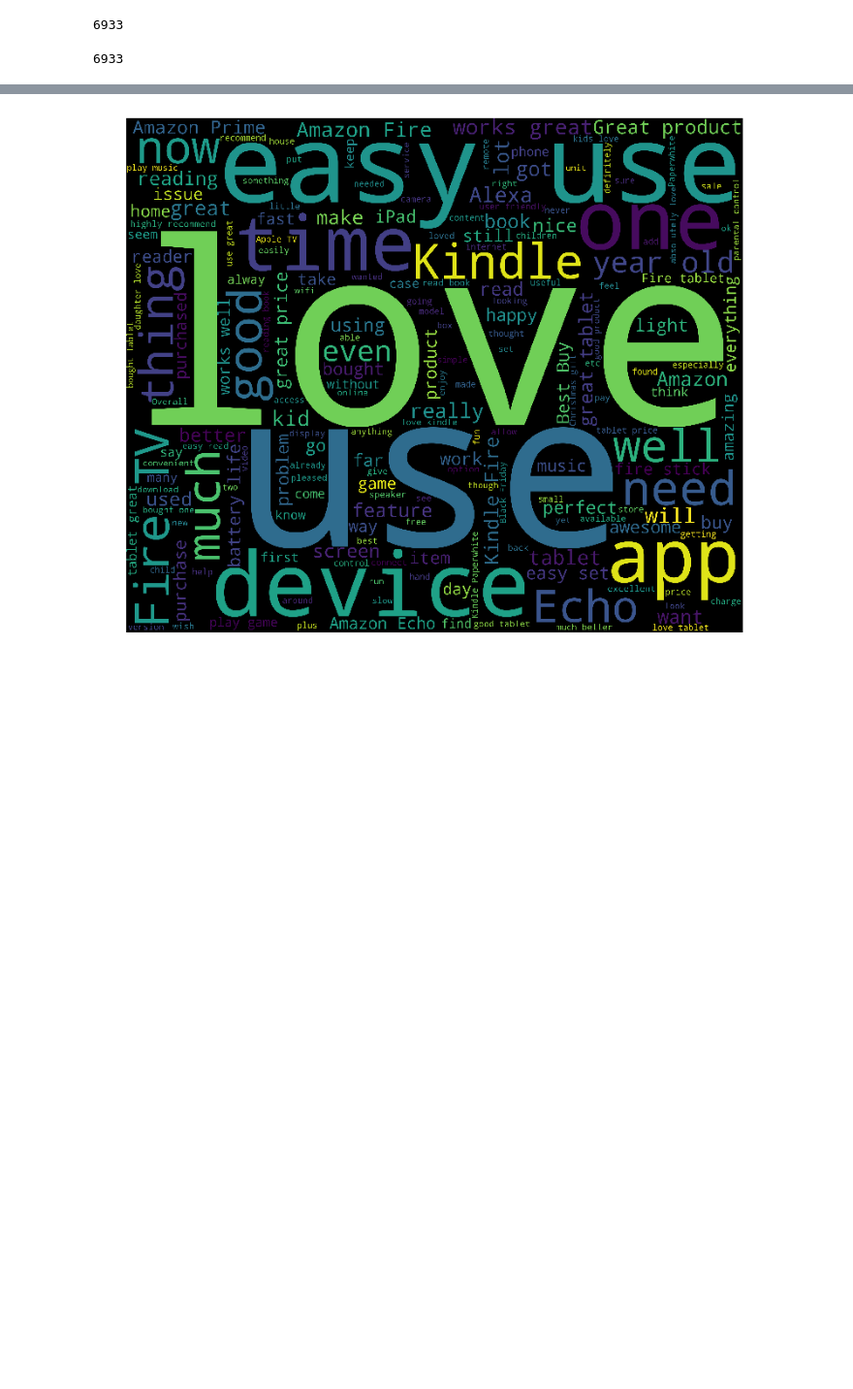
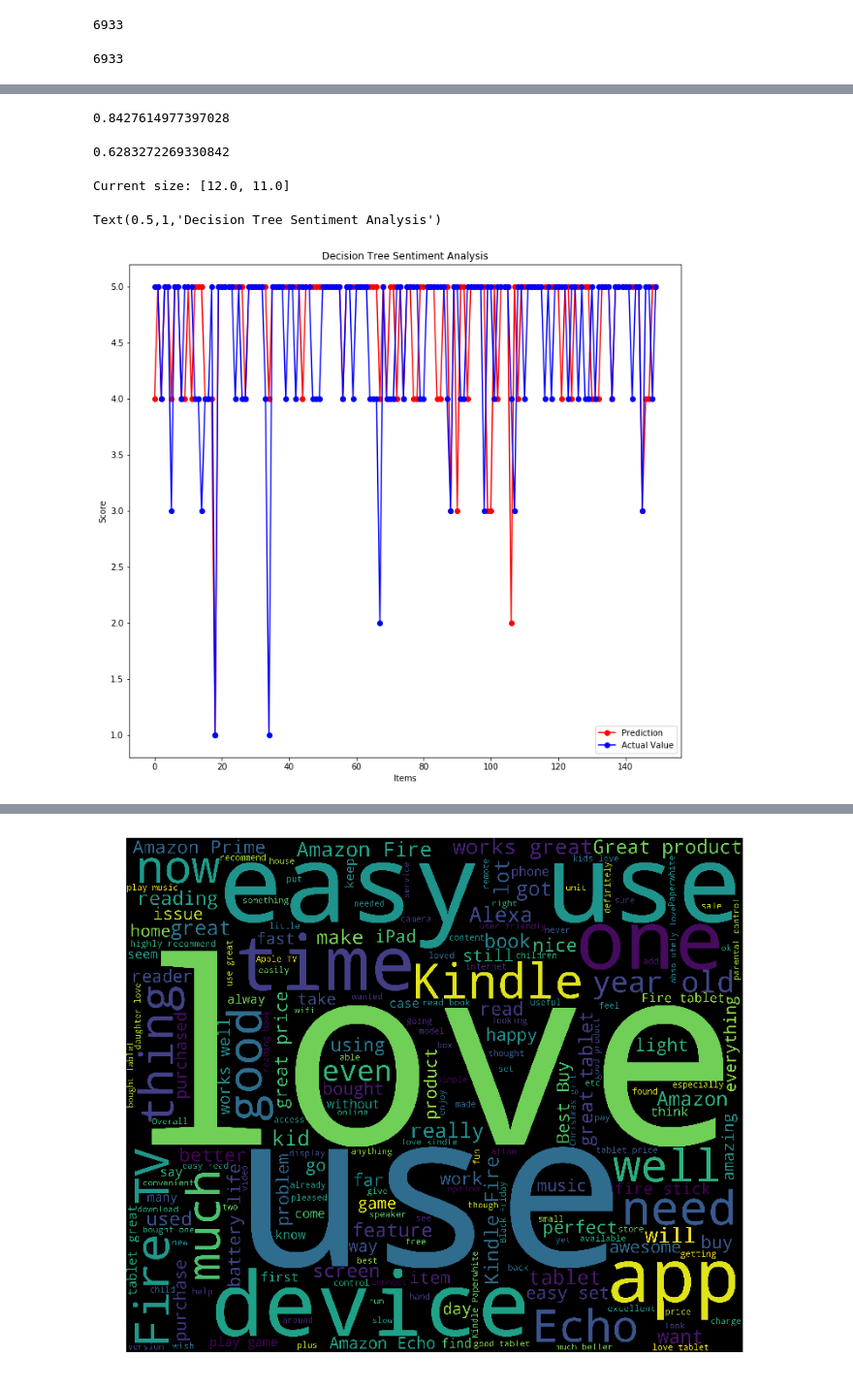
Before and after one commit to Bruce-Decker/CMPE255_GroupProject, a Jupyter notebook: project.ipynb, the cells around one changed output, grey strips where cells are left out. Shown at 97% size. Saved outputs shown, nothing was run; the diff lists cells and outputs as text; code cells hidden in the pictures; blank space fills up the shorter version.

Commit message:
decision tree NLP prediction

```diff
--- a/project.ipynb
+++ b/project.ipynb
@@ -239,3 +257,50 @@ plt.legend()
+# %%
+y_rating = df['reviews.rating'].astype(np.int64)
+# %%
+from sklearn.cross_validation import train_test_split
+X_train, X_test, y_train, y_test = train_test_split(X_process, y_rating, test_size = 0.25, random_state = 0)
+
+from sklearn.metrics import mean_squared_error
+from math import sqrt
+from sklearn import tree
+clf = tree.DecisionTreeClassifier()
+clf = clf.fit(X_train, y_train)
+y_pred_tree = clf.predict(X_test)
+tree_rms = sqrt(mean_squared_error(y_pred_tree, y_test))
+# %%
+tree_rms
+# %% [output]
+0.8427614977397028
+# %%
+y_pred_tree = y_pred_tree.tolist()
+# %%
+
+from sklearn.metrics import f1_score
+tree_f1 = f1_score(y_pred_tree, y_test, average='weighted')
+print(f1_score(y_pred_tree, y_test, average='weighted'))
+# %% [output]
+0.6283272269330842
+# %%
+y_test = y_test.tolist()
+# %%
+score_plot = plt.rcParams["figure.figsize"]
+
+print("Current size:", score_plot)
+
+score_plot[0] = 12
+score_plot[1] = 11
+plt.rcParams["figure.figsize"] = score_plot
+
+plt.plot(y_pred_tree[:150], '-or', label='Prediction')
+plt.plot(y_test[:150], '-ob', label='Actual Value')
+plt.ylabel('Score')
+plt.xlabel('Items')
+plt.legend()
+plt.title("Decision Tree Sentiment Analysis")
+# %% [output]
+Current size: [12.0, 11.0]
+Text(0.5,1,'Decision Tree Sentiment Analysis')
+[figure, added]
 # %%
 pd.options.display.max_columns = None
 display(df)
```
Also changed, not shown: parts of 9 cells of this notebook.
